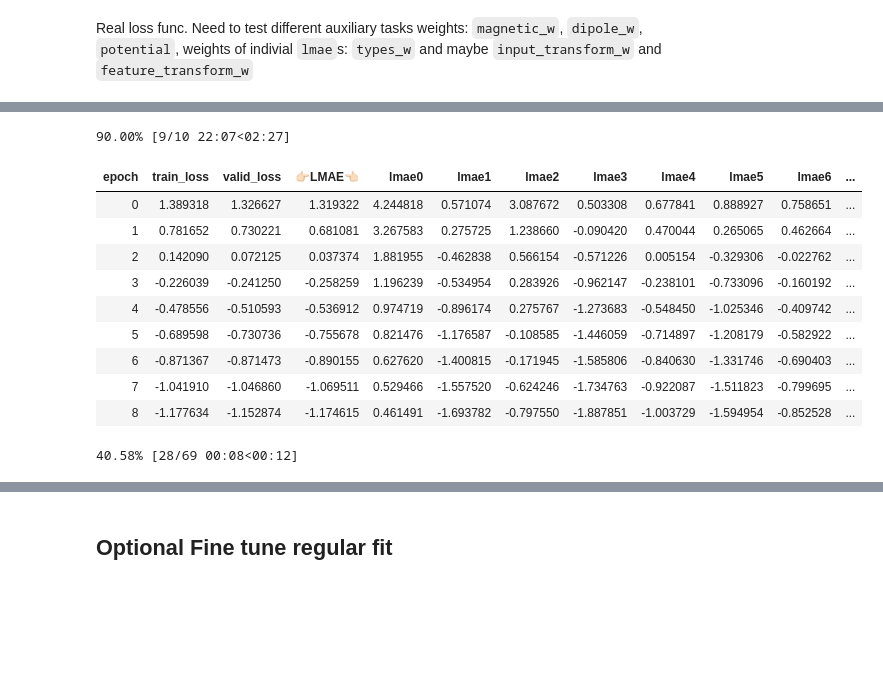
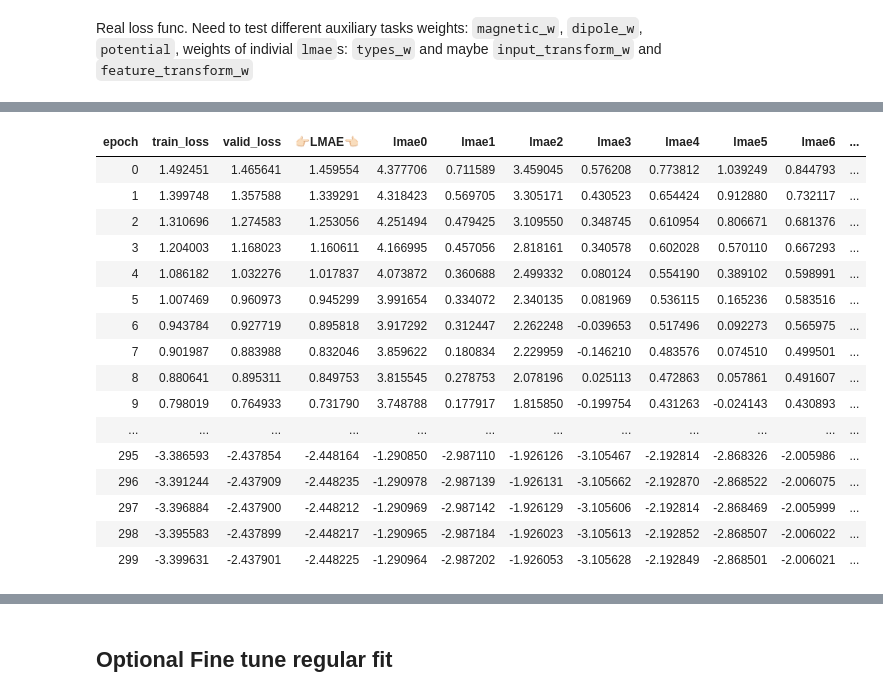
Before and after one commit to antorsae/champs-scalar-coupling, a Jupyter notebook: transformer.ipynb, the cells around one changed output, grey strips where cells are left out. Cells and saved outputs as stored; diff of their text form; code cells hidden in the pictures; blank space fills up the shorter version.

```diff
--- a/transformer.ipynb
+++ b/transformer.ipynb
@@ -648,7 +648,7 @@ class MultiHeadAttention(Module):
         attn_score = torch.matmul(wq, wk)
         if self.scale: attn_score.div_(self.d_head ** 0.5)
         if mask is not None:
-            attn_score = attn_score.float().masked_fill(mask, -float('inf')).type_as(attn_score)
+            attn_score = attn_score.float().masked_fill(mask, -float('-inf')).type_as(attn_score)
         attn_prob = self.drop_att(F.softmax(attn_score, dim=-1))
         attn_vec = torch.matmul(attn_prob, wv)
         return attn_vec.permute(0, 2, 1, 3).contiguous().contiguous().view(bs, x_len, -1)
@@ -875,17 +875,22 @@ Min loss divided by 10: 9.12E-04
 # %%
-learner.fit_one_cycle(10, 1e-3)#, moms=(0.75,0.70))
+learner.fit_one_cycle(300, 2e-3)#, moms=(0.75,0.70))
 # %% [output]
-90.00% [9/10 22:07<02:27]
 | epoch | train_loss | valid_loss | 👉🏻LMAE👈🏻 | lmae0 | lmae1 | lmae2 | lmae3 | lmae4 | lmae5 | lmae6 | ... |
-| 0 | 1.389318 | 1.326627 | 1.319322 | 4.244818 | 0.571074 | 3.087672 | 0.503308 | 0.677841 | 0.888927 | 0.758651 | ... |
-| 1 | 0.781652 | 0.730221 | 0.681081 | 3.267583 | 0.275725 | 1.238660 | -0.090420 | 0.470044 | 0.265065 | 0.462664 | ... |
-| 2 | 0.142090 | 0.072125 | 0.037374 | 1.881955 | -0.462838 | 0.566154 | -0.571226 | 0.005154 | -0.329306 | -0.022762 | ... |
-| 3 | -0.226039 | -0.241250 | -0.258259 | 1.196239 | -0.534954 | 0.283926 | -0.962147 | -0.238101 | -0.733096 | -0.160192 | ... |
-| 4 | -0.478556 | -0.510593 | -0.536912 | 0.974719 | -0.896174 | 0.275767 | -1.273683 | -0.548450 | -1.025346 | -0.409742 | ... |
-| 5 | -0.689598 | -0.730736 | -0.755678 | 0.821476 | -1.176587 | -0.108585 | -1.446059 | -0.714897 | -1.208179 | -0.582922 | ... |
-| 6 | -0.871367 | -0.871473 | -0.890155 | 0.627620 | -1.400815 | -0.171945 | -1.585806 | -0.840630 | -1.331746 | -0.690403 | ... |
-| 7 | -1.041910 | -1.046860 | -1.069511 | 0.529466 | -1.557520 | -0.624246 | -1.734763 | -0.922087 | -1.511823 | -0.799695 | ... |
-| 8 | -1.177634 | -1.152874 | -1.174615 | 0.461491 | -1.693782 | -0.797550 | -1.887851 | -1.003729 | -1.594954 | -0.852528 | ... |
+| 0 | 1.492451 | 1.465641 | 1.459554 | 4.377706 | 0.711589 | 3.459045 | 0.576208 | 0.773812 | 1.039249 | 0.844793 | ... |
+| 1 | 1.399748 | 1.357588 | 1.339291 | 4.318423 | 0.569705 | 3.305171 | 0.430523 | 0.654424 | 0.912880 | 0.732117 | ... |
+| 2 | 1.310696 | 1.274583 | 1.253056 | 4.251494 | 0.479425 | 3.109550 | 0.348745 | 0.610954 | 0.806671 | 0.681376 | ... |
+| 3 | 1.204003 | 1.168023 | 1.160611 | 4.166995 | 0.457056 | 2.818161 | 0.340578 | 0.602028 | 0.570110 | 0.667293 | ... |
+| 4 | 1.086182 | 1.032276 | 1.017837 | 4.073872 | 0.360688 | 2.499332 | 0.080124 | 0.554190 | 0.389102 | 0.598991 | ... |
+| 5 | 1.007469 | 0.960973 | 0.945299 | 3.991654 | 0.334072 | 2.340135 | 0.081969 | 0.536115 | 0.165236 | 0.583516 | ... |
+| 6 | 0.943784 | 0.927719 | 0.895818 | 3.917292 | 0.312447 | 2.262248 | -0.039653 | 0.517496 | 0.092273 | 0.565975 | ... |
+| 7 | 0.901987 | 0.883988 | 0.832046 | 3.859622 | 0.180834 | 2.229959 | -0.146210 | 0.483576 | 0.074510 | 0.499501 | ... |
+| 8 | 0.880641 | 0.895311 | 0.849753 | 3.815545 | 0.278753 | 2.078196 | 0.025113 | 0.472863 | 0.057861 | 0.491607 | ... |
+| 9 | 0.798019 | 0.764933 | 0.731790 | 3.748788 | 0.177917 | 1.815850 | -0.199754 | 0.431263 | -0.024143 | 0.430893 | ... |
+| ... | ... | ... | ... | ... | ... | ... | ... | ... | ... | ... | ... |
+| 295 | -3.386593 | -2.437854 | -2.448164 | -1.290850 | -2.987110 | -1.926126 | -3.105467 | -2.192814 | -2.868326 | -2.005986 | ... |
+| 296 | -3.391244 | -2.437909 | -2.448235 | -1.290978 | -2.987139 | -1.926131 | -3.105662 | -2.192870 | -2.868522 | -2.006075 | ... |
+| 297 | -3.396884 | -2.437900 | -2.448212 | -1.290969 | -2.987142 | -1.926129 | -3.105606 | -2.192814 | -2.868469 | -2.005999 | ... |
+| 298 | -3.395583 | -2.437899 | -2.448217 | -1.290965 | -2.987184 | -1.926023 | -3.105613 | -2.192852 | -2.868507 | -2.006022 | ... |
+| 299 | -3.399631 | -2.437901 | -2.448225 | -1.290964 | -2.987202 | -1.926053 | -3.105628 | -2.192849 | -2.868501 | -2.006021 | ... |
-40.58% [28/69 00:08<00:12]
 # %%
 learner.recorder.plot_lr(show_moms=True)
```
Also changed, not shown: parts of 13 cells of this notebook, 1 other file.
